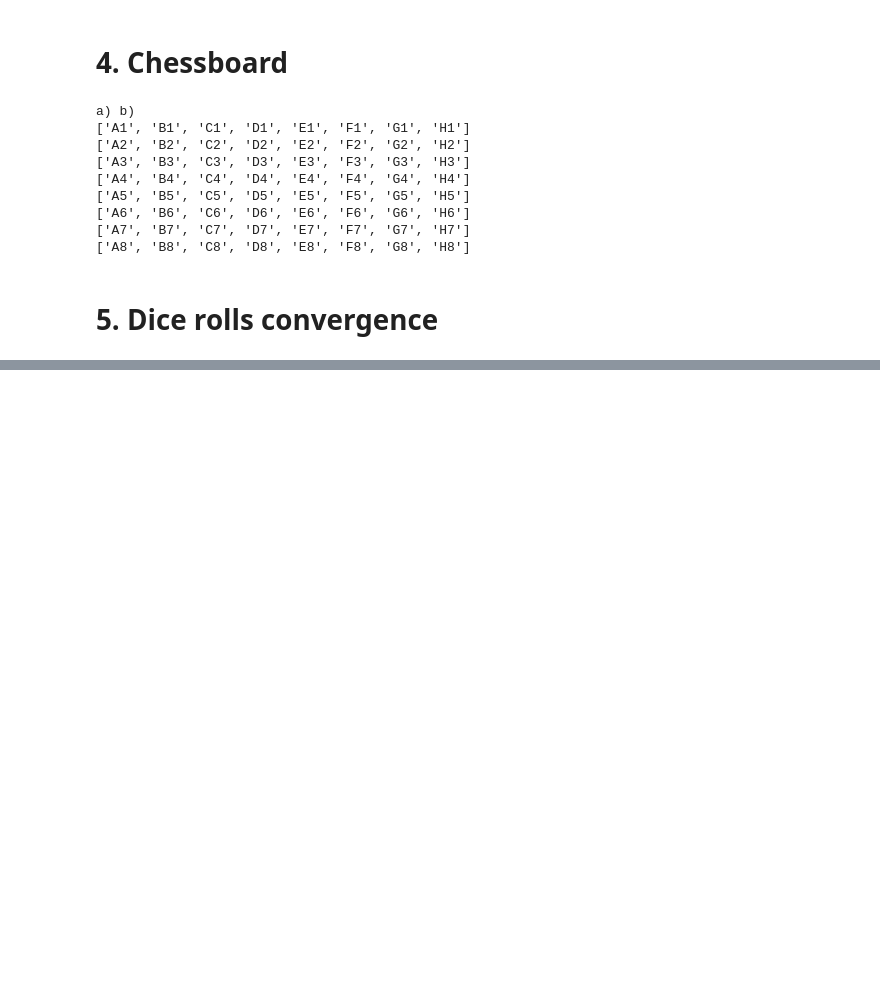
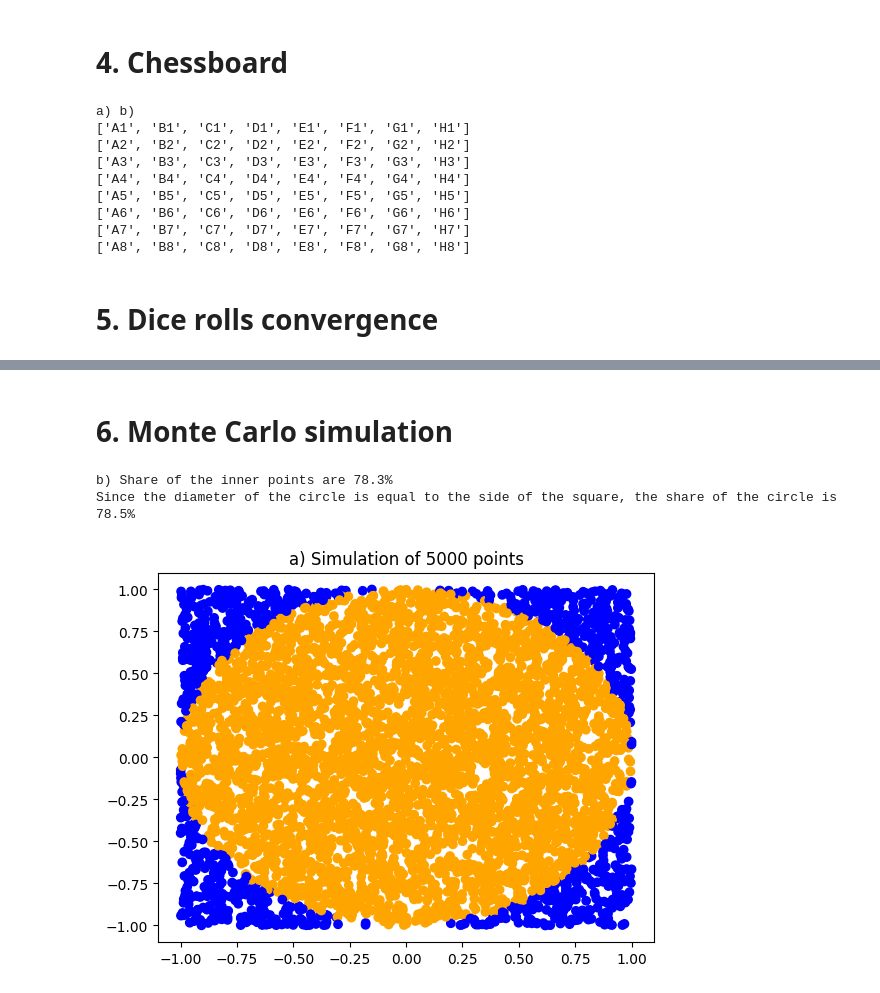
Before and after one commit to johan-suld/Python_johan_suld, a Jupyter notebook: Exercises/exercise4.ipynb, the cells around one changed output, grey strips where cells are left out. Cells and saved outputs as stored; diff of their text form; code cells hidden in the pictures; blank space fills up the shorter version.

```diff
--- a/Exercises/exercise4.ipynb
+++ b/Exercises/exercise4.ipynb
@@ -109,0 +120,41 @@ Share of sixes: [0.0, 0.14, 0.159, 0.1651, 0.16567, 0.166217]
+# %% [markdown]
+# 6. Monte Carlo simulation
+# %%
+import random
+import math
+
+points = []
+distances = []
+
+# Create 5000 random points
+for i in range(5000):
+    point_x = random.uniform(-1, 1)
+    point_y = random.uniform(-1, 1)
+    points.append([point_x, point_y])
+
+# Calculate the points euclidean distance from (0, 0)
+for point in points:
+    distances.append(math.sqrt((point[0] - 0) ** 2 + (point[1] - 0) ** 2))
+
+# Conditional coloring for the plot
+colors = ['orange' if distance <= 1 else 'blue' for distance in distances]
+
+# Plot the points
+plt.title('a) Simulation of 5000 points')
+plt.scatter([point[0] for point in points], [point[1] for point in points], c = colors)
+
+# b
+sum_inner = 0
+for d in distances:
+    if d <= 1:
+        sum_inner += 1
+
+area_of_square = 2 * 2
+area_of_circle = 3.14 * 1 ** 2
+share_of_circle = area_of_circle / area_of_square
+
+print(f'b) Share of the inner points are {sum_inner / 5000:.1%}\nSince the diameter of the circle is equal to the side of the square, the share of the circle is {share_of_circle:.1%}')
+# %% [output]
+b) Share of the inner points are 78.3%
+Since the diameter of the circle is equal to the side of the square, the share of the circle is 78.5%
+[figure, added]
```
Also changed, not shown: parts of 6 cells of this notebook, 5 other files.
